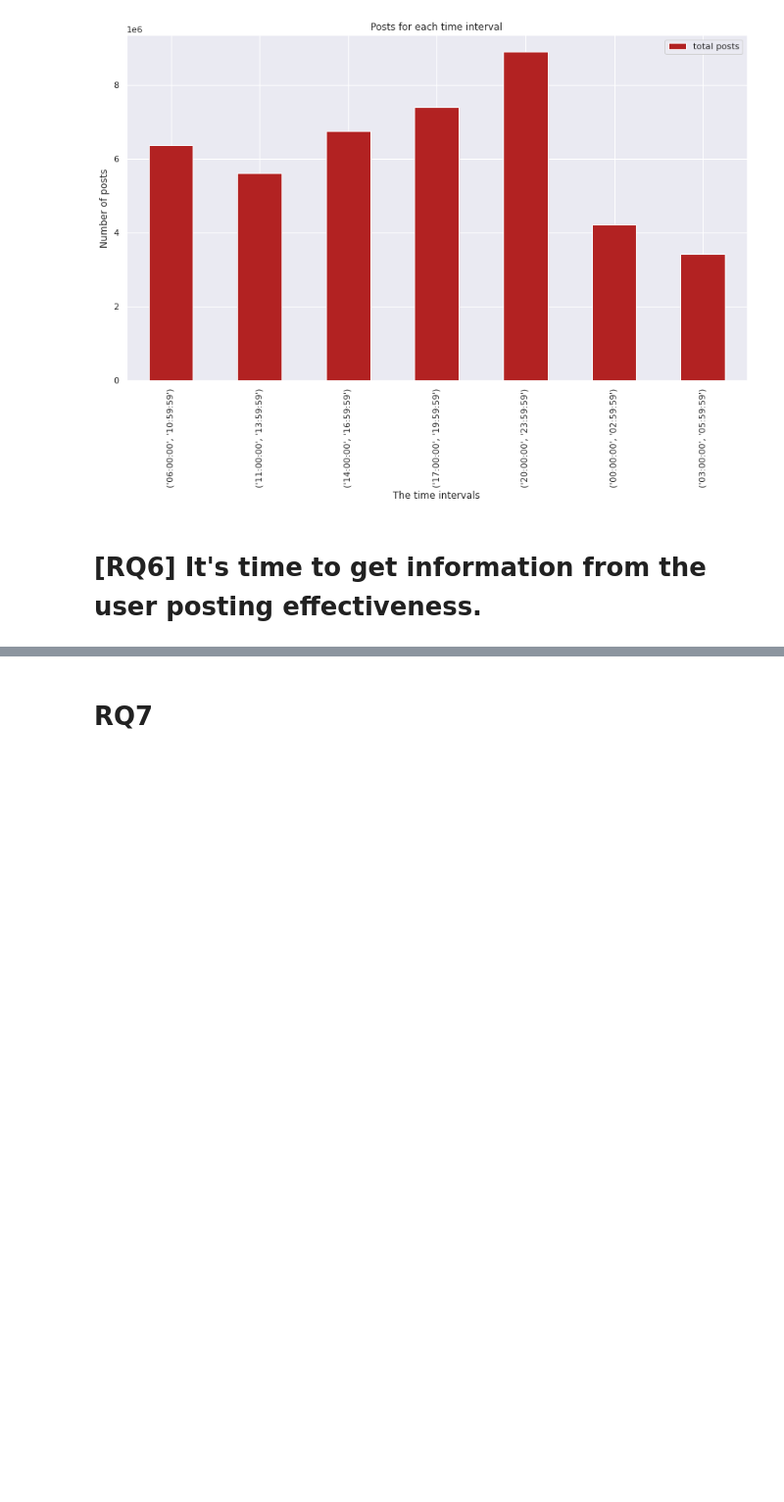
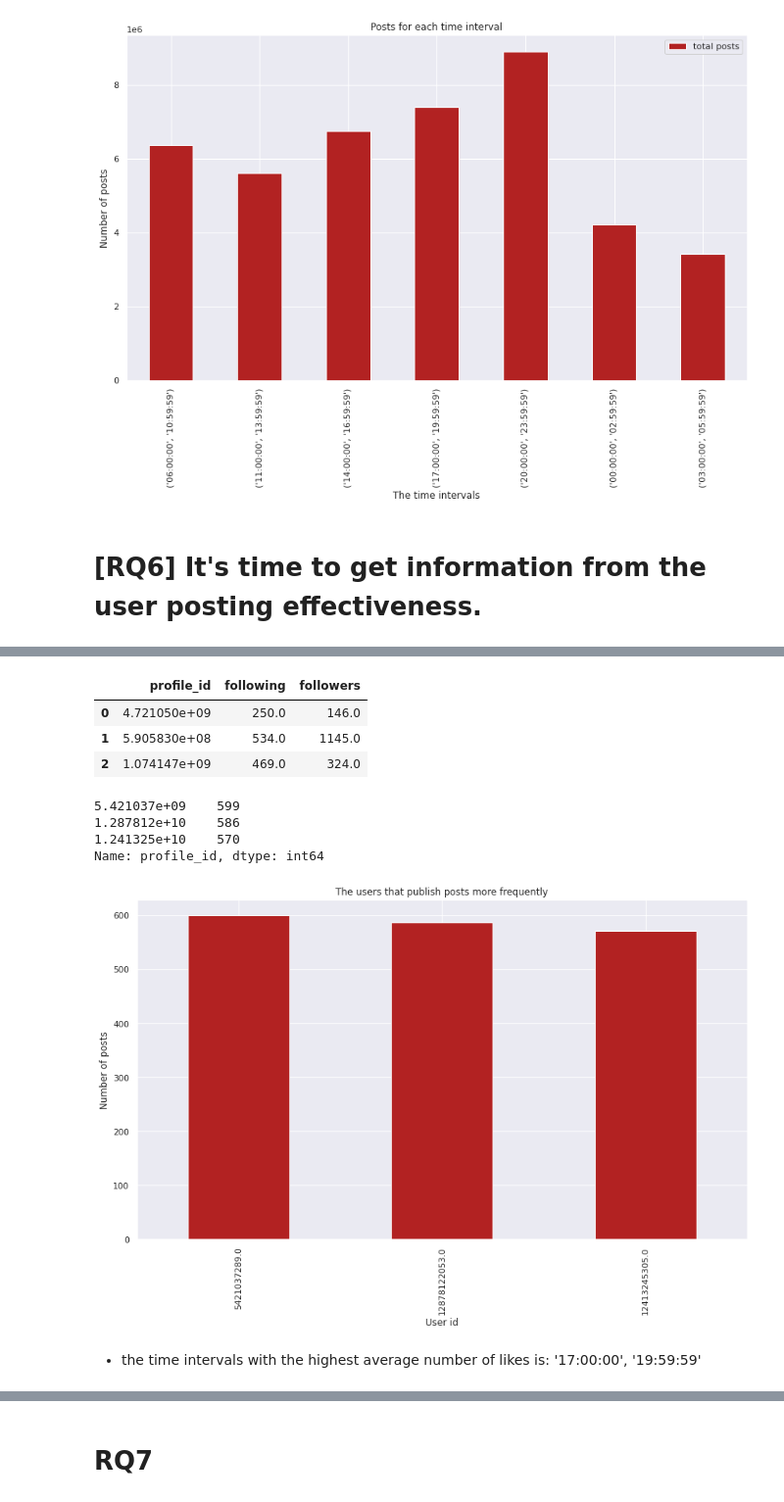
Before and after one commit to PaoloBarba/ADM_HW2, a Jupyter notebook: main.ipynb, the cells around one changed output, grey strips where cells are left out. Shown at 98% size. Saved outputs shown, nothing was run; the diff lists cells and outputs as text; code cells hidden in the pictures; blank space fills up the shorter version.

```diff
--- a/main.ipynb
+++ b/main.ipynb
@@ -380,0 +392,6 @@ time_interval(posts, time_intervals)
+# %%
+time=time.assign(cts2=time.groupby('profile_id').cts.shift(-1))
+time = pd.DataFrame(time[['profile_id','cts','cts2']])
+time['time_passed'] = time['cts2'] - time['cts']
+print('Average time before publishing another post is: ',time['time_passed'].mean())
+time.head(5)
@@ -380,0 +406,13 @@ time_interval(posts, time_intervals)
+# %%
+file2 =("/content/drive/MyDrive/ADM_HW2/instagram_profiles.csv" )
+profiles = pd.read_csv(file2, usecols= ['profile_id','following','followers'], sep='\t')
+timepass1 = pd.DataFrame(profiles[['profile_id','following','followers']])
+timepass1.head(3)
+# %% [output]
+|  | profile_id | following | followers |
+| 0 | 4.721050e+09 | 250.0 | 146.0 |
+| 1 | 5.905830e+08 | 534.0 | 1145.0 |
+| 2 | 1.074147e+09 | 469.0 | 324.0 |
+# %%
+time=time.sort_values(by=['time_passed'])
+time = pd.concat([time, timepass1], ignore_index=True, sort=False)
@@ -380,0 +421,20 @@ time_interval(posts, time_intervals)
+# %%
+from datetime import timedelta
+users_pub = time.loc[time['time_passed'] != timedelta(days = 0, minutes = 0, seconds = 0), 'profile_id'].value_counts().head(3)
+users_pub
+# %% [output]
+5.421037e+09    599
+1.287812e+10    586
+1.241325e+10    570
+Name: profile_id, dtype: int64
+# %%
+import seaborn as sns
+sns.set()
+
+users_pub.plot.bar(figsize = (14,8), color = 'firebrick', zorder=3)
+plt.title('The users that publish posts more frequently')
+plt.xlabel('User id')
+plt.ylabel('Number of posts')
+plt.show()
+# %% [output]
+[figure, added]
@@ -380,0 +473,2 @@ time_interval(posts, time_intervals)
+# %% [markdown]
+- the time intervals with the highest average number of likes is: '17:00:00', '19:59:59'
```
Also changed, not shown: parts of 13 cells of this notebook.
